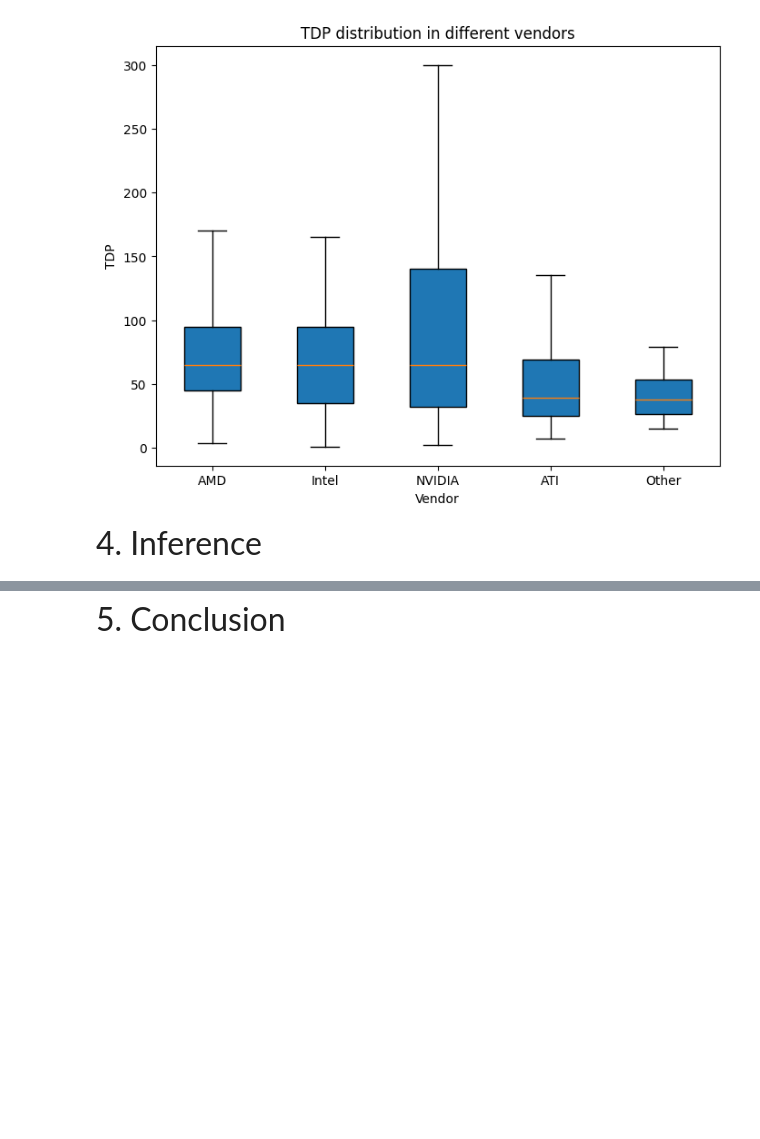
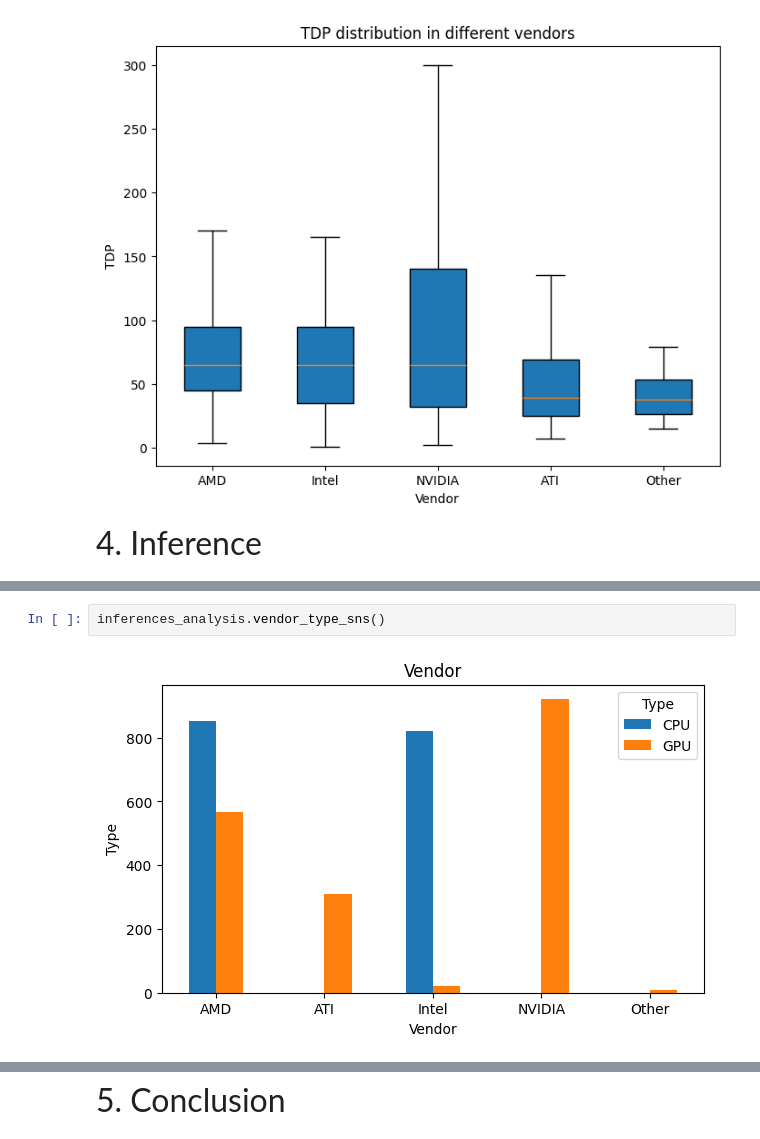
Before and after one commit to Zhengnan817/Project-3-Data-Reconstruction-and-Analysis, a Jupyter notebook: data_reconstruction_and_analysis.ipynb, the cells around one changed output, grey strips where cells are left out. Saved outputs shown, nothing was run; the diff lists cells and outputs as text; blank space fills up the shorter version.

```diff
--- a/data_reconstruction_and_analysis.ipynb
+++ b/data_reconstruction_and_analysis.ipynb
@@ -159,0 +143,4 @@ release_date_plt = EDA_part.TDP_distribution_plt()
+# %%
+inferences_analysis.vendor_type_sns()
+# %% [output]
+[figure, added]
```
Also changed, not shown: parts of 9 cells of this notebook, 3 other files.
